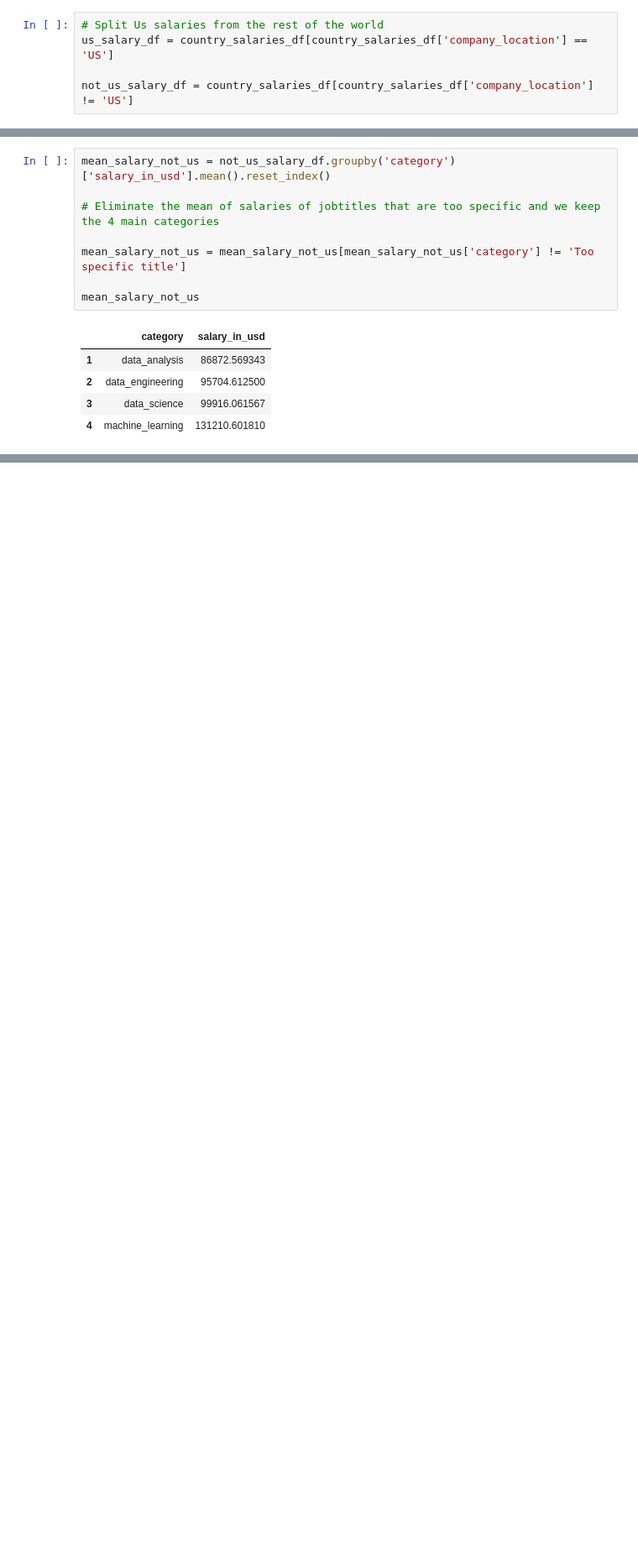
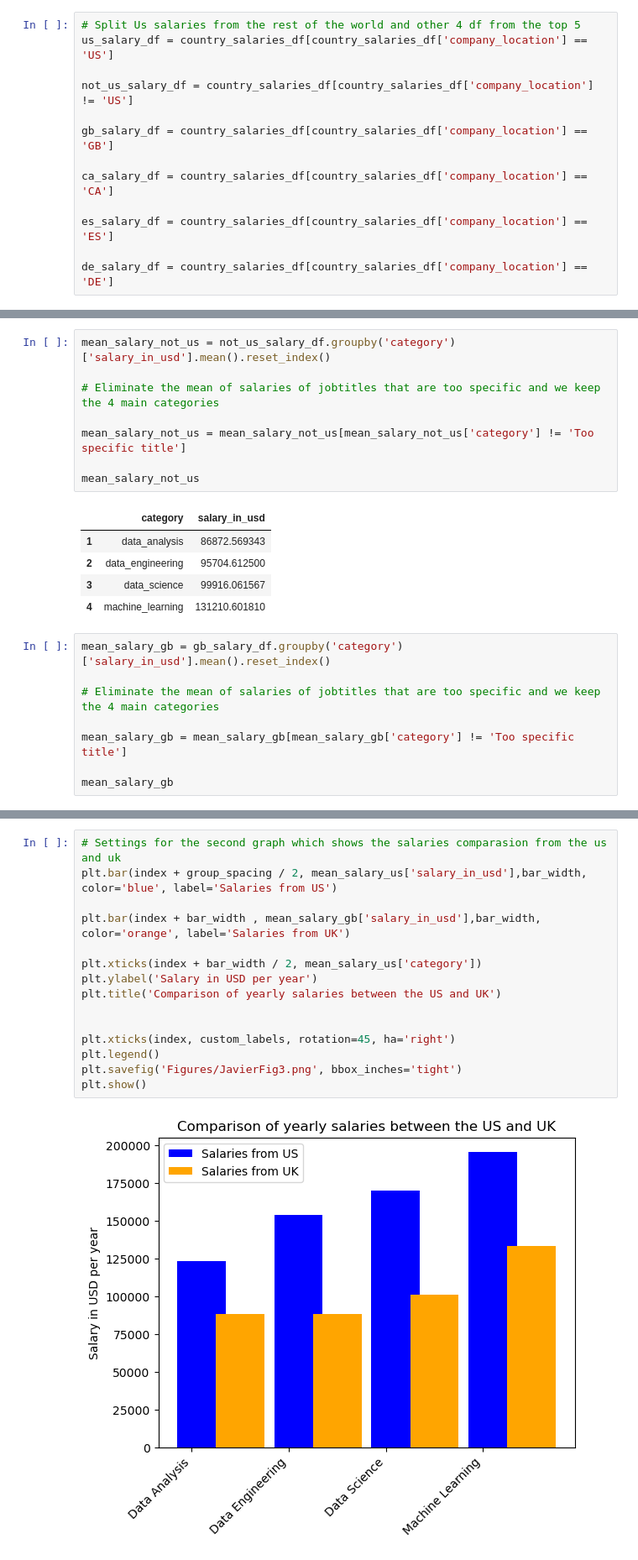
Before and after one commit to Starkilled1/Data-Salaries-2023-2024-analysis, a Jupyter notebook: Javier.ipynb, the cells around one changed output, grey strips where cells are left out. Shown at 84% size. Cells and saved outputs as stored; diff of their text form; blank space fills up the shorter version.

Commit message:
Added more figures and code

```diff
--- a/Javier.ipynb
+++ b/Javier.ipynb
@@ -235,10 +235,18 @@ map_plot_1
 # %% [output]
 [interactive output not drawn]
 # %%
-# Split Us salaries from the rest of the world
+# Split Us salaries from the rest of the world and other 4 df from the top 5
 us_salary_df = country_salaries_df[country_salaries_df['company_location'] == 'US']
 
 not_us_salary_df = country_salaries_df[country_salaries_df['company_location'] != 'US']
+
+gb_salary_df = country_salaries_df[country_salaries_df['company_location'] == 'GB']
+
+ca_salary_df = country_salaries_df[country_salaries_df['company_location'] == 'CA']
+
+es_salary_df = country_salaries_df[country_salaries_df['company_location'] == 'ES']
+
+de_salary_df = country_salaries_df[country_salaries_df['company_location'] == 'DE']
 # %%
 mean_salary_us = us_salary_df.groupby('category')['salary_in_usd'].mean().reset_index()
 
@@ -267,3 +275,11 @@ mean_salary_not_us
 | 2 | data_engineering | 95704.612500 |
 | 3 | data_science | 99916.061567 |
 | 4 | machine_learning | 131210.601810 |
+# %%
+mean_salary_gb = gb_salary_df.groupby('category')['salary_in_usd'].mean().reset_index()
+
+# Eliminate the mean of salaries of jobtitles that are too specific and we keep the 4 main categories
+
+mean_salary_gb = mean_salary_gb[mean_salary_gb['category'] != 'Too specific title']
+
+mean_salary_gb
@@ -289,3 +353,20 @@ plt.savefig('Figures/JavierFig2.png')
 plt.show()
 # %% [output]
 [figure]
+# %%
+# Settings for the second graph which shows the salaries comparasion from the us and uk
+plt.bar(index + group_spacing / 2, mean_salary_us['salary_in_usd'],bar_width, color='blue', label='Salaries from US')
+
+plt.bar(index + bar_width , mean_salary_gb['salary_in_usd'],bar_width, color='orange', label='Salaries from UK')
+
+plt.xticks(index + bar_width / 2, mean_salary_us['category'])
+plt.ylabel('Salary in USD per year')
+plt.title('Comparison of yearly salaries between the US and UK')
+
+
+plt.xticks(index, custom_labels, rotation=45, ha='right')
+plt.legend()
+plt.savefig('Figures/JavierFig3.png', bbox_inches='tight')
+plt.show()
+# %% [output]
+[figure, added]
```
Also changed, not shown: parts of 9 cells of this notebook, 6 other files.
